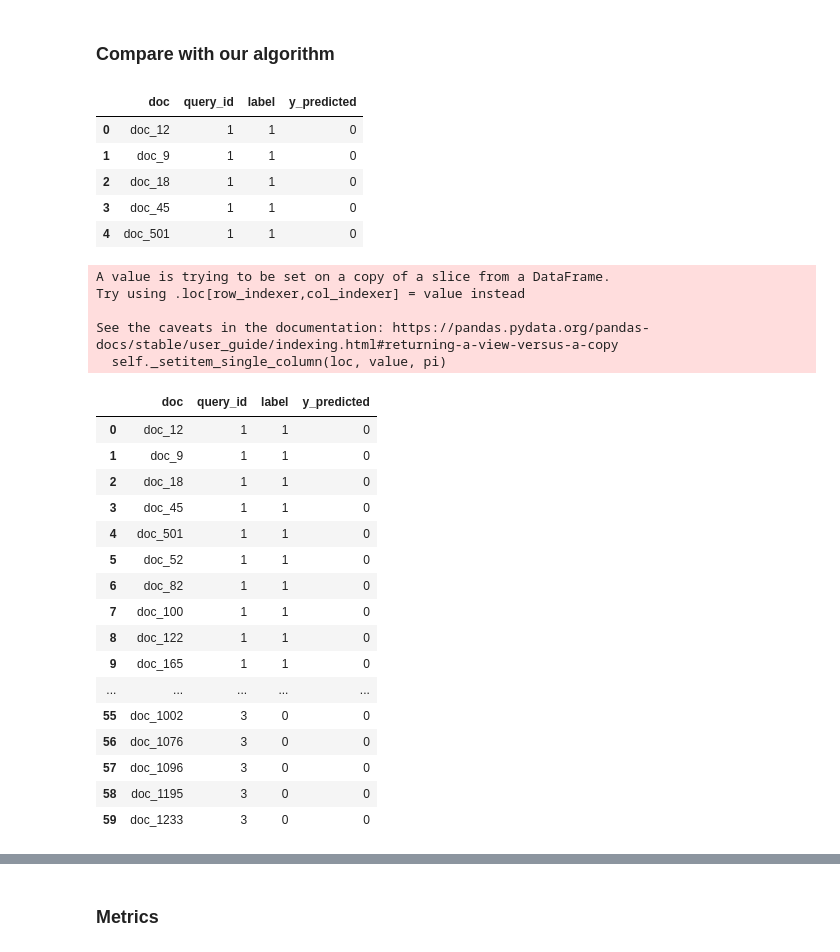
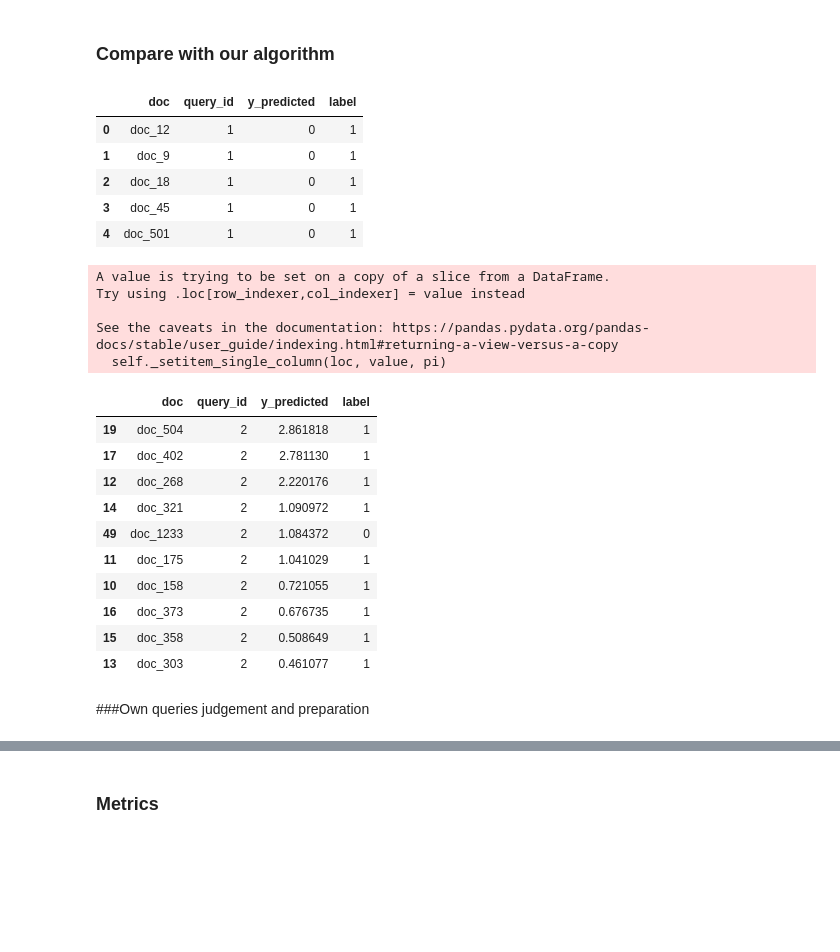
Before and after one commit to homexiang3/IRWA-2022-u172769-u172801, a Jupyter notebook: Project/P2/IRWA-2022-u172769-u172801-part-2.ipynb, the cells around one changed output, grey strips where cells are left out. Cells and saved outputs as stored; diff of their text form; code cells hidden in the pictures; blank space fills up the shorter version.

```diff
--- a/Project/P2/IRWA-2022-u172769-u172801-part-2.ipynb
+++ b/Project/P2/IRWA-2022-u172769-u172801-part-2.ipynb
@@ -504,52 +496,53 @@ The ground truth of our dataset is composed of 2 Relevance Levels: [0, 1]
 # %% [markdown]
 ### Compare with our algorithm
 # %%
-evaluation_data["y_predicted"] = 0
+evaluation_data.insert(2,"y_predicted",0)
 evaluation_data.head()
 # %% [output]
-|  | doc | query_id | label | y_predicted |
-| 0 | doc_12 | 1 | 1 | 0 |
-| 1 | doc_9 | 1 | 1 | 0 |
-| 2 | doc_18 | 1 | 1 | 0 |
-| 3 | doc_45 | 1 | 1 | 0 |
-| 4 | doc_501 | 1 | 1 | 0 |
+|  | doc | query_id | y_predicted | label |
+| 0 | doc_12 | 1 | 0 | 1 |
+| 1 | doc_9 | 1 | 0 | 1 |
+| 2 | doc_18 | 1 | 0 | 1 |
+| 3 | doc_45 | 1 | 0 | 1 |
+| 4 | doc_501 | 1 | 0 | 1 |
 # %%
-#function that assigns y_predicted = ranked_score of our algorithm (POR HACER)
+#function that assigns y_predicted = ranked_score of our algorithm
 def add_y_predicted(query, num_query):
   query_res = evaluation_data[evaluation_data["query_id"] == num_query]
   ranked_docs, ranked_score = search_tfidf(query, index)
+  pos = 0
   for d_id in ranked_docs:
     t = tweets[tweet_index[d_id]]
-    query_res.loc[query_res["doc"]==t.doc_id, "y_predicted"] = ranked_score[0]
+    query_res.loc[query_res["doc"]==t.doc_id, "y_predicted"] = ranked_score[pos]
+    pos += 1
+  return query_res
 # %%
 q1 = "Landfall in South Carolina"
 q2 = "Help and recovery during the hurricane disaster"
 q3 = "Floodings in South Carolina"
 
-add_y_predicted(q1,1)
-evaluation_data
-#add_y_predicted(q2,2)
-#add_y_predicted(q3,3)
+query1_df = add_y_predicted(q1,1)
+query2_df = add_y_predicted(q2,2)
+query3_df = add_y_predicted(q3,3)
+
+#see result example (we will sort later by y_predicted to take top k results)
+query2_df.sort_values("y_predicted", ascending=False).head(10)
 # %% [output]
 A value is trying to be set on a copy of a slice from a DataFrame.
 Try using .loc[row_indexer,col_indexer] = value instead
 
 See the caveats in the documentation: https://pandas.pydata.org/pandas-docs/stable/user_guide/indexing.html#returning-a-view-versus-a-copy
   self._setitem_single_column(loc, value, pi)
-|  | doc | query_id | label | y_predicted |
-| 0 | doc_12 | 1 | 1 | 0 |
-| 1 | doc_9 | 1 | 1 | 0 |
-| 2 | doc_18 | 1 | 1 | 0 |
-| 3 | doc_45 | 1 | 1 | 0 |
-| 4 | doc_501 | 1 | 1 | 0 |
-| 5 | doc_52 | 1 | 1 | 0 |
-| 6 | doc_82 | 1 | 1 | 0 |
-| 7 | doc_100 | 1 | 1 | 0 |
-| 8 | doc_122 | 1 | 1 | 0 |
-| 9 | doc_165 | 1 | 1 | 0 |
-| ... | ... | ... | ... | ... |
-| 55 | doc_1002 | 3 | 0 | 0 |
-| 56 | doc_1076 | 3 | 0 | 0 |
-| 57 | doc_1096 | 3 | 0 | 0 |
-| 58 | doc_1195 | 3 | 0 | 0 |
-| 59 | doc_1233 | 3 | 0 | 0 |
+|  | doc | query_id | y_predicted | label |
+| 19 | doc_504 | 2 | 2.861818 | 1 |
+| 17 | doc_402 | 2 | 2.781130 | 1 |
+| 12 | doc_268 | 2 | 2.220176 | 1 |
+| 14 | doc_321 | 2 | 1.090972 | 1 |
+| 49 | doc_1233 | 2 | 1.084372 | 0 |
+| 11 | doc_175 | 2 | 1.041029 | 1 |
+| 10 | doc_158 | 2 | 0.721055 | 1 |
+| 16 | doc_373 | 2 | 0.676735 | 1 |
+| 15 | doc_358 | 2 | 0.508649 | 1 |
+| 13 | doc_303 | 2 | 0.461077 | 1 |
+# %% [markdown]
+###Own queries judgement and preparation
```
Also changed, not shown: parts of 46 cells of this notebook, 1 other file.
